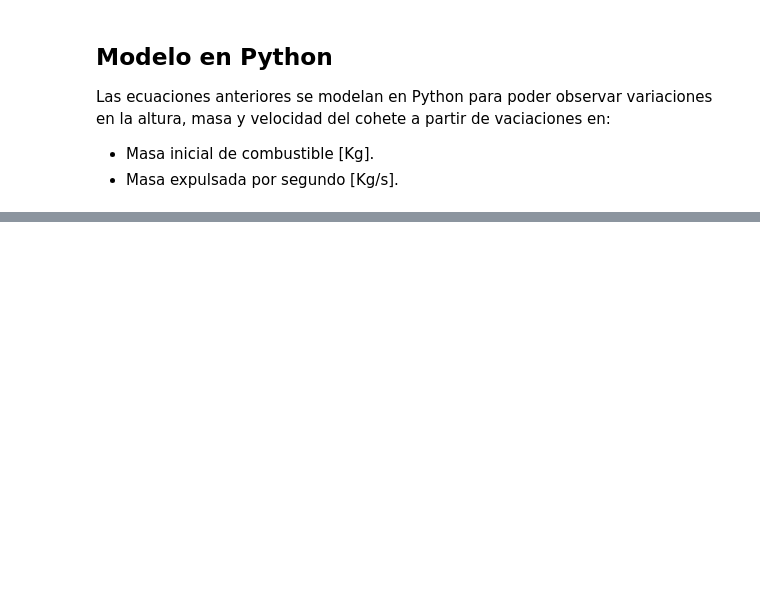
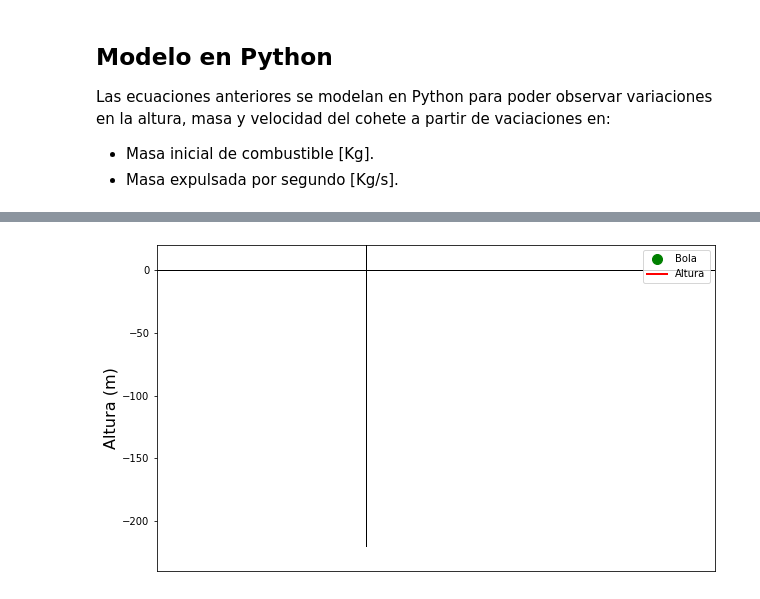
Before and after one commit to FerneyOAmaya/Competencias-Digitales, a Jupyter notebook: Cohete.ipynb, the cells around one changed output, grey strips where cells are left out. Cells and saved outputs as stored; diff of their text form; code cells hidden in the pictures; blank space fills up the shorter version.

```diff
--- a/Cohete.ipynb
+++ b/Cohete.ipynb
@@ -235,0 +298,28 @@ D,u,m0: 0.22 1000 20
+# %%
+#@title Figura de base
+fig, ax = plt.subplots(figsize=(10, 6))
+ymax = -200
+ax.set_xlim((0, 2))
+ax.set_ylim(bottom=ymax*1.2,top=-0.1*ymax)
+ax.set_ylabel('Altura (m)', fontsize=16)
+ax.get_xaxis().set_visible(False)
+
+txt_title = ax.set_title('')
+pt1, = ax.plot([], [], 'g.', ms=20)
+pt2, = ax.plot([], [], 'r', lw=2, ms=20)
+pt3, = ax.plot([], [], 'b--', lw=1)
+
+xpta = np.arange(0,2+0.1,0.1)
+ypta = np.zeros((len(xpta),1))
+ax.plot(xpta,ypta,'k',lw=1)
+ypta = np.arange(-0.1*ymax,ymax*1.2,ymax/10)
+xpta = 0.75*np.ones((len(ypta),1))
+ax.plot(xpta,ypta,'k',lw=1)
+
+txan1 = ax.annotate('', xy=(0, 0))
+txan1.set_animated(True)
+txan2 = ax.annotate('', xy=(0, 0))
+txan2.set_animated(True)
+ax.legend(['Bola','Altura'], loc='upper right');
+# %% [output]
+[figure, added]
```
Also changed, not shown: parts of 8 cells of this notebook.
